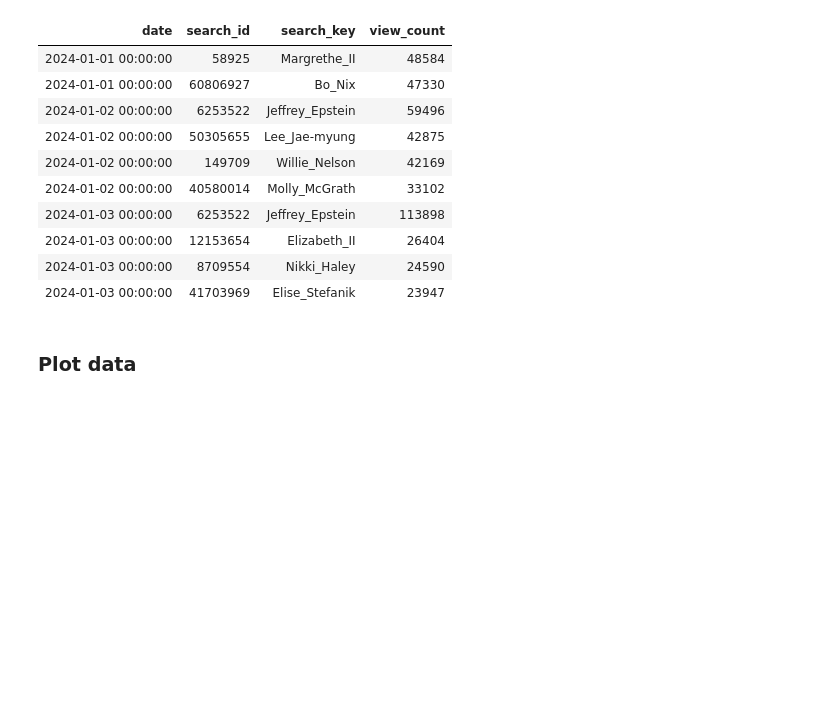
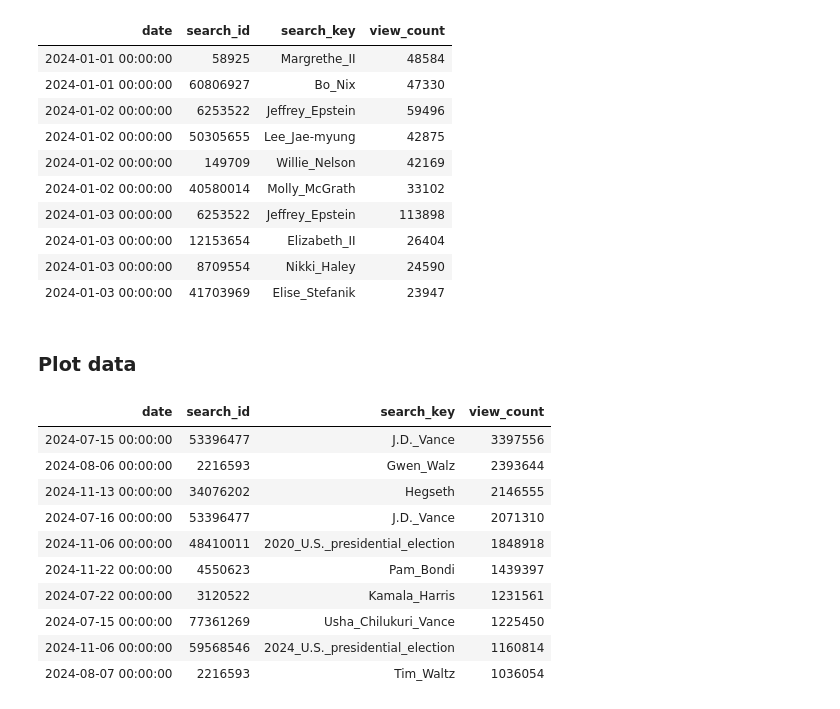
Before and after one commit to ninahowley/wikipedia-pageviews-major-events, a Jupyter notebook: explore.ipynb, the cells around one changed output. Drawn from its saved outputs; the diff is of its cells as text; code cells hidden in the pictures; blank space fills up the shorter version.

```diff
--- a/explore.ipynb
+++ b/explore.ipynb
@@ -113,4 +113,16 @@ fig = px.scatter(
 fig.show()
 # %%
 df_political_sorted_top = df_political.sort_values(['view_count'], ascending=[False])
-df_political.head(10).style.hide(axis='index')
+df_political_sorted_top.head(10).style.hide(axis='index')
+# %% [output]
+| date | search_id | search_key | view_count |
+| 2024-07-15 00:00:00 | 53396477 | J.D._Vance | 3397556 |
+| 2024-08-06 00:00:00 | 2216593 | Gwen_Walz | 2393644 |
+| 2024-11-13 00:00:00 | 34076202 | Hegseth | 2146555 |
+| 2024-07-16 00:00:00 | 53396477 | J.D._Vance | 2071310 |
+| 2024-11-06 00:00:00 | 48410011 | 2020_U.S._presidential_election | 1848918 |
+| 2024-11-22 00:00:00 | 4550623 | Pam_Bondi | 1439397 |
+| 2024-07-22 00:00:00 | 3120522 | Kamala_Harris | 1231561 |
+| 2024-07-15 00:00:00 | 77361269 | Usha_Chilukuri_Vance | 1225450 |
+| 2024-11-06 00:00:00 | 59568546 | 2024_U.S._presidential_election | 1160814 |
+| 2024-08-07 00:00:00 | 2216593 | Tim_Waltz | 1036054 |
```
Also changed, not shown: parts of 2 cells of this notebook.
